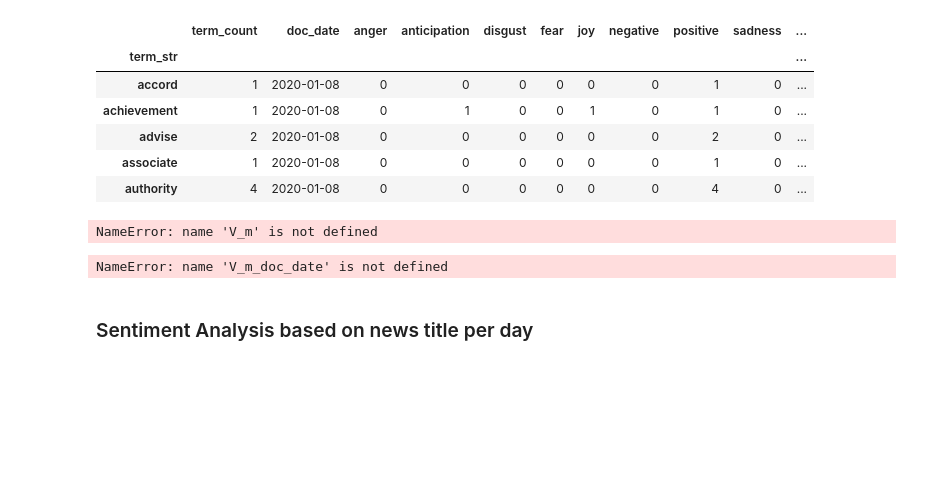
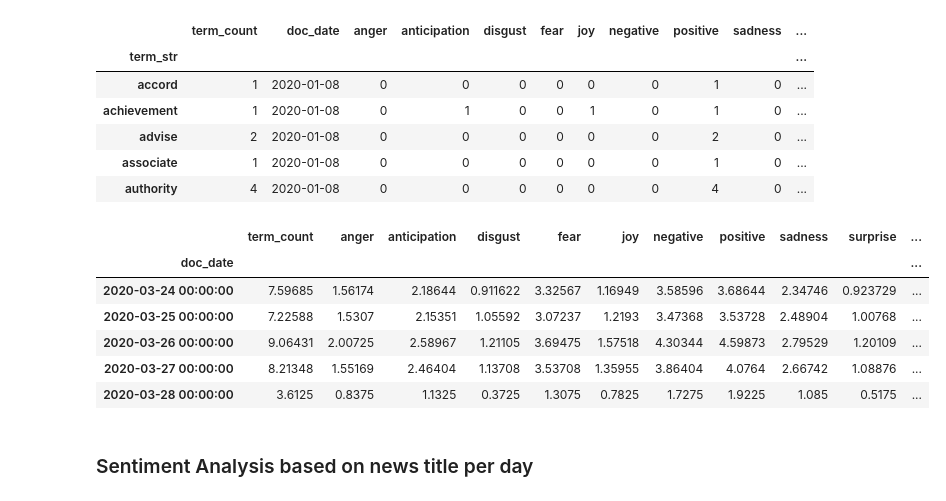
Before and after one commit to elletsai/covid19-text-analysis, a Jupyter notebook: EDA+Sentiment_Analysis.ipynb, the cells around one changed output. Cells and saved outputs as stored; diff of their text form; code cells hidden in the pictures; blank space fills up the shorter version.

```diff
--- a/EDA+Sentiment_Analysis.ipynb
+++ b/EDA+Sentiment_Analysis.ipynb
@@ -271,14 +277,18 @@ V_m_doc.head()
 | authority | 4 | 2020-01-08 | 0 | 0 | 0 | 0 | 0 | 0 | 4 | 0 | ... |
 # %%
 # get each sentiment mean value for each day
-V_m_doc_date = V_m.reset_index().groupby('doc_date').mean()
+V_m_doc_date = V_m_doc.reset_index().groupby('doc_date').mean()
 V_m_doc_date.tail().style.background_gradient(cmap='YlGn', high=.25)
 # %% [output]
-NameError: name 'V_m' is not defined
+|  | term_count | anger | anticipation | disgust | fear | joy | negative | positive | sadness | surprise | ... |
+| doc_date |  |  |  |  |  |  |  |  |  |  | ... |
+| 2020-03-24 00:00:00 | 7.59685 | 1.56174 | 2.18644 | 0.911622 | 3.32567 | 1.16949 | 3.58596 | 3.68644 | 2.34746 | 0.923729 | ... |
+| 2020-03-25 00:00:00 | 7.22588 | 1.5307 | 2.15351 | 1.05592 | 3.07237 | 1.2193 | 3.47368 | 3.53728 | 2.48904 | 1.00768 | ... |
+| 2020-03-26 00:00:00 | 9.06431 | 2.00725 | 2.58967 | 1.21105 | 3.69475 | 1.57518 | 4.30344 | 4.59873 | 2.79529 | 1.20109 | ... |
+| 2020-03-27 00:00:00 | 8.21348 | 1.55169 | 2.46404 | 1.13708 | 3.53708 | 1.35955 | 3.86404 | 4.0764 | 2.66742 | 1.08876 | ... |
+| 2020-03-28 00:00:00 | 3.6125 | 0.8375 | 1.1325 | 0.3725 | 1.3075 | 0.7825 | 1.7275 | 1.9225 | 1.085 | 0.5175 | ... |
 # %%
-V_m_doc_date.to_csv('sentiment-doc.csv')
+# V_m_doc_date.to_csv('sentiment-doc.csv')
-# %% [output]
-NameError: name 'V_m_doc_date' is not defined
 # %% [markdown]
 ### Sentiment Analysis based on news title per day
 # %%
```
Also changed, not shown: parts of 5 cells of this notebook.
